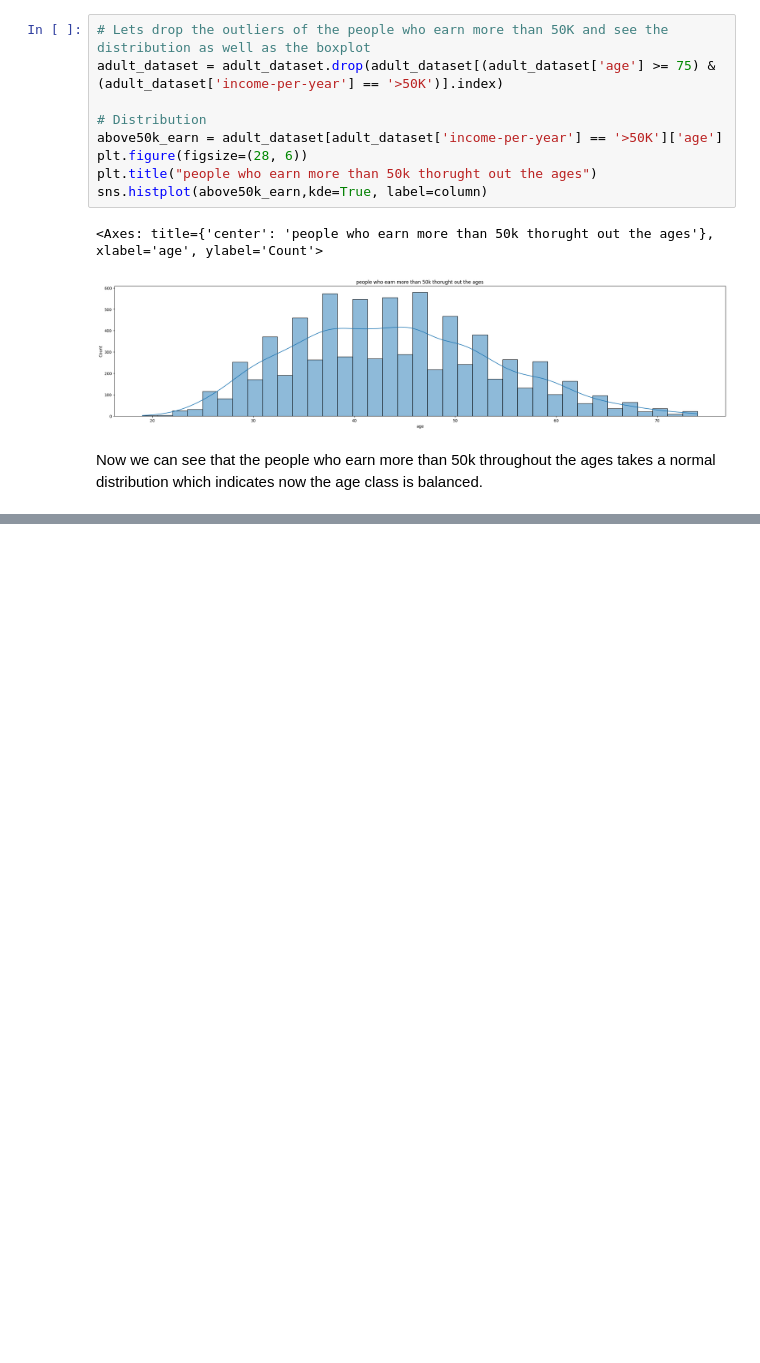
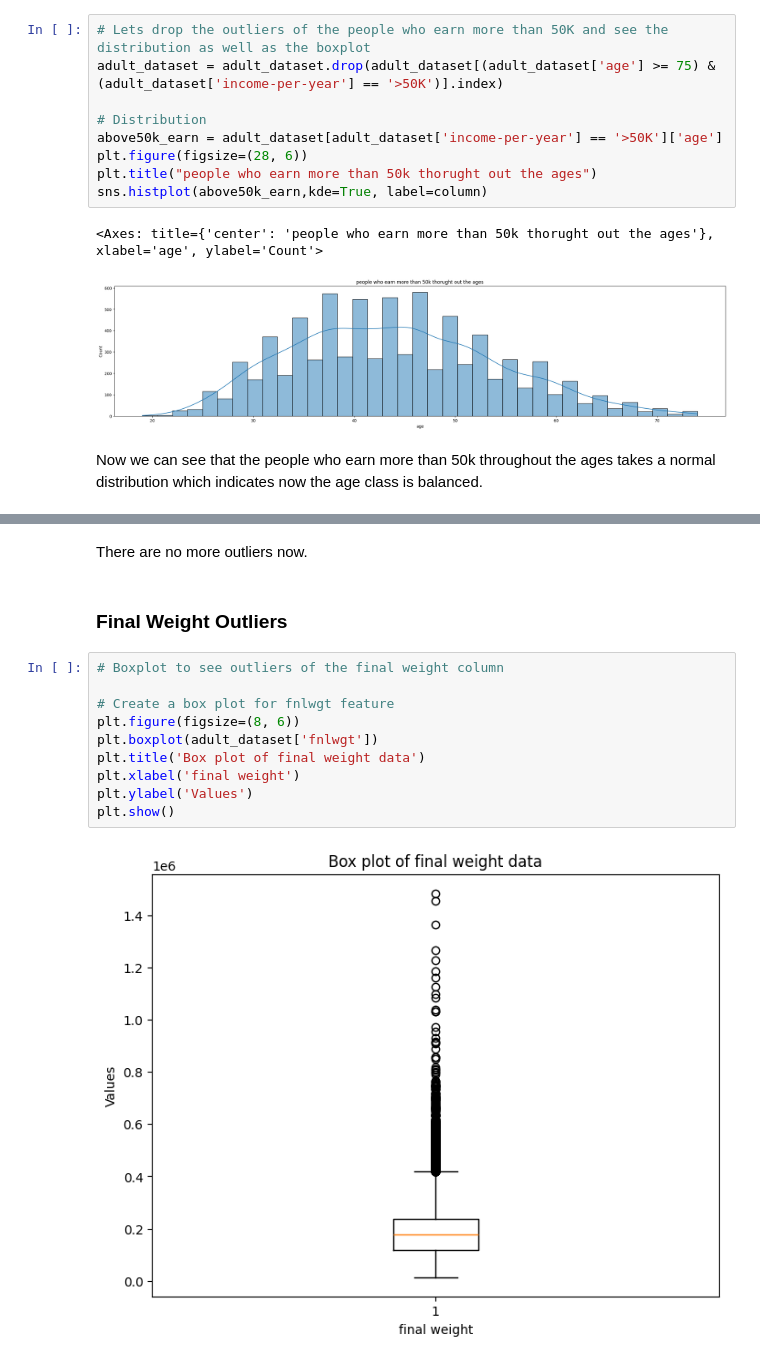
Before and after one commit to SandinMaheeshakya/ML-Income-Prediction-System, a Jupyter notebook: Pre-Processing Data.ipynb, the cells around one changed output, grey strips where cells are left out. Saved outputs shown, nothing was run; the diff lists cells and outputs as text; blank space fills up the shorter version.

```diff
--- a/Pre-Processing Data.ipynb
+++ b/Pre-Processing Data.ipynb
@@ -977,0 +997,16 @@ Now we can see that the people who earn more than 50k throughout the ages takes
+# %% [markdown]
+There are no more outliers now.
+# %% [markdown]
+### Final Weight Outliers
+# %%
+# Boxplot to see outliers of the final weight column
+
+# Create a box plot for fnlwgt feature
+plt.figure(figsize=(8, 6))
+plt.boxplot(adult_dataset['fnlwgt'])
+plt.title('Box plot of final weight data')
+plt.xlabel('final weight')
+plt.ylabel('Values')
+plt.show()
+# %% [output]
+[figure, added]
```
Also changed, not shown: parts of 7 cells of this notebook.
